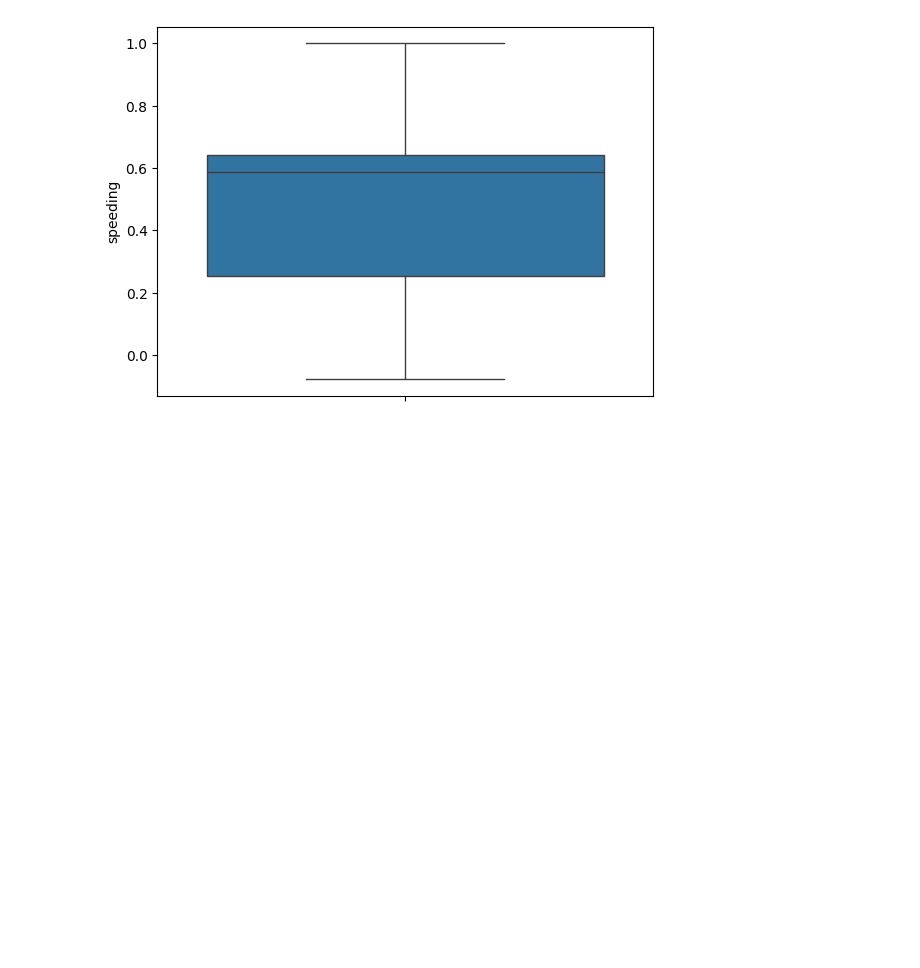
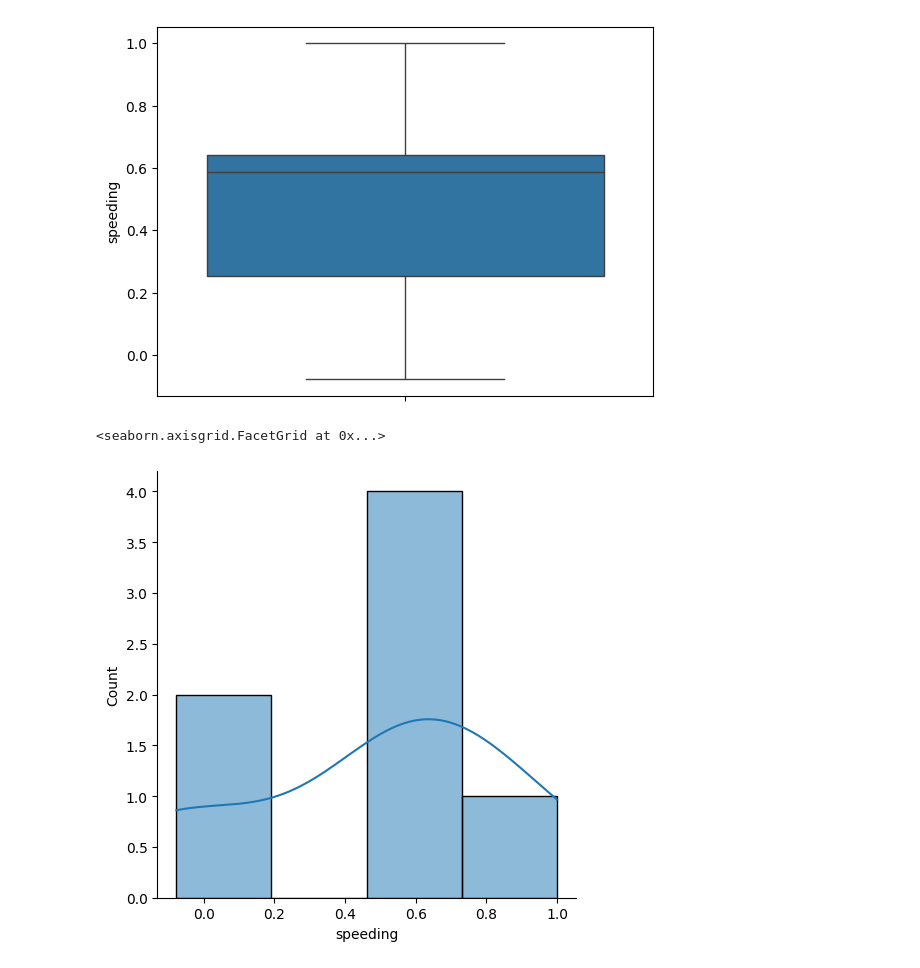
Before and after one commit to malik09-teach/ML-BASICS-PROJECTS-, a Jupyter notebook: EDA/univariate_new.ipynb, the cells around one changed output. Cells and saved outputs as stored; diff of their text form; code cells hidden in the pictures; blank space fills up the shorter version.

```diff
--- a/EDA/univariate_new.ipynb
+++ b/EDA/univariate_new.ipynb
@@ -117,3 +117,8 @@ sns.boxplot(cordata['speeding'])
 # %% [output]
 <Axes: ylabel='speeding'>
 [figure]
+# %%
+sns.displot(cordata['speeding'],kde=True)
+# %% [output]
+<seaborn.axisgrid.FacetGrid at 0x...>
+[figure, added]
```
